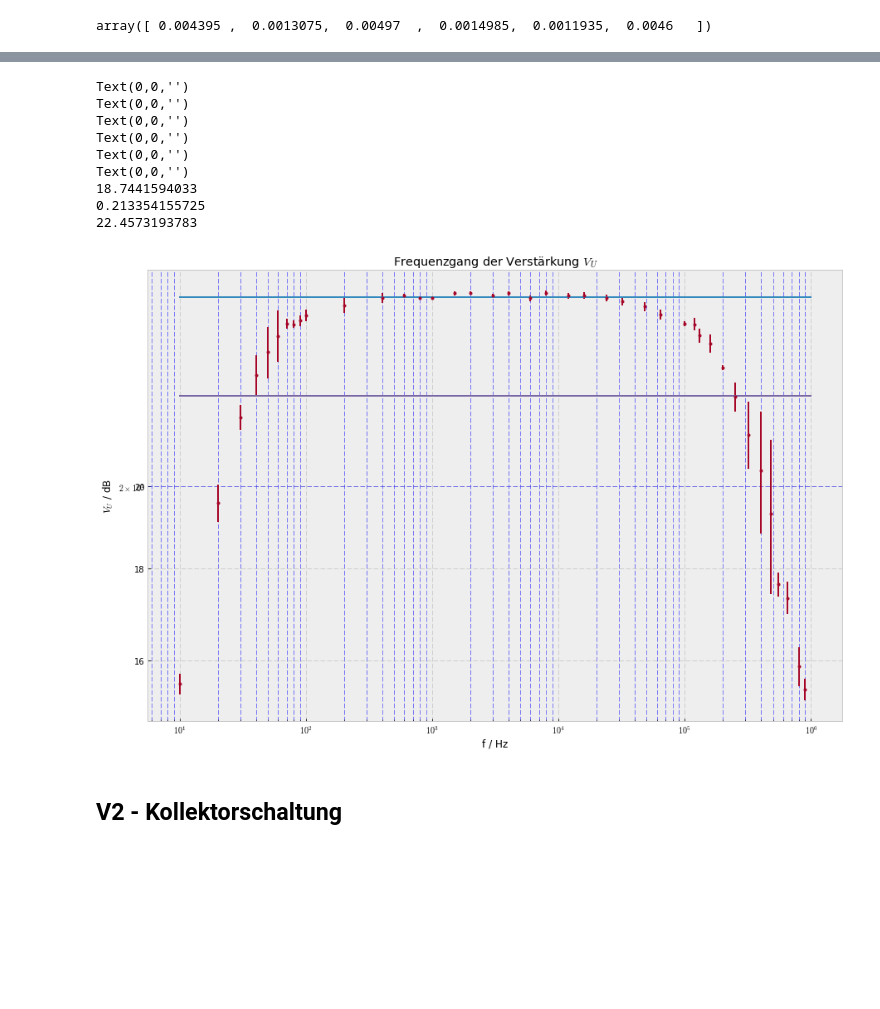
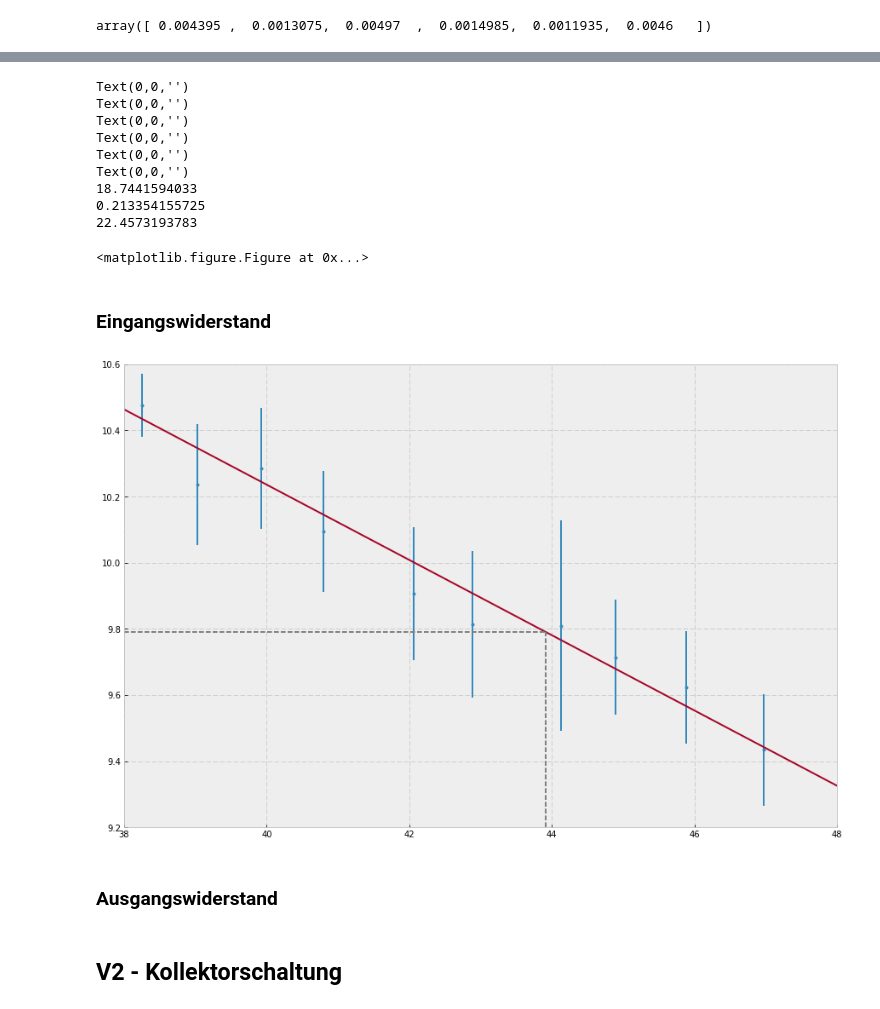
Before and after one commit to acereca/FP, a Jupyter notebook: E01 - Grundpraktikum Elektronik/E01.ipynb, the cells around one changed output, grey strips where cells are left out. Saved outputs shown, nothing was run; the diff lists cells and outputs as text; code cells hidden in the pictures; blank space fills up the shorter version.

Commit message:
updated plot for ex1 3

```diff
--- a/E01 - Grundpraktikum Elektronik/E01.ipynb
+++ b/E01 - Grundpraktikum Elektronik/E01.ipynb
@@ -88,17 +90,20 @@ plotformat(xlabel='f / Hz', ylabel='$V_U$ / dB',\
 
 fitdata = np.logspace(1,6,1E3)
 db = lambda x: 20*np.log10(x)
-plt.plot(fitdata, db([mean_verst for i in range(len(fitdata))]))
+plt.plot(fitdata, db([mean_verst for i in range(len(fitdata))]), label='mittl. Verst.')
 plt.errorbar(data[:,0], db([verst[i].n for i in range(len(verst))]),\
              xerr=data[:,1],\
-             yerr=db(unumpy.nominal_values(verst)+unumpy.std_devs(verst)) - db(unumpy.nominal_values(verst)), fmt='.')
-plt.plot(fitdata, db([mean_verst for i in range(len(fitdata))])-3)
-plt.grid(b=True, which='minor', color='', linestyle='--')
+             yerr=db(unumpy.nominal_values(verst)+unumpy.std_devs(verst)) - db(unumpy.nominal_values(verst)),\
+             fmt='.', label='Messwerte')
+plt.plot(fitdata, db([mean_verst for i in range(len(fitdata))])-3, label='Verst. -3dB')
+plt.grid(b=True, which='minor', color='gray', linestyle='--')
 print(mean_verst)
 print(mean_verst_dev)
 print(db(mean_verst)-3)
+plt.legend()
 plt.savefig('1-freqU.png')
 #pd.DataFrame(verst)
+plt.clf()
 # %% [output]
 Text(0,0,'')
 Text(0,0,'')
@@ -109,7 +114,36 @@ Text(0,0,'')
 18.7441594033
 0.213354155725
 22.4573193783
-[figure, removed]
+<matplotlib.figure.Figure at 0x...>
+# %% [markdown]
+### Eingangswiderstand
+# %%
+data = np.genfromtxt('1-einohm.dat', dtype=float, skip_header=0, delimiter=',')[2:]
+vppin = unumpy.uarray(data[:,2],data[:,3])
+vppout = unumpy.uarray(data[:,4],data[:,5])
+
+verst = vppout/vppin*1000
+pd.DataFrame(verst)
+plt.figure(figsize=(15,10))
+plt.errorbar(data[:,0], unumpy.nominal_values(verst), yerr=unumpy.std_devs(verst), fmt='.')
+
+lin = lambda x, m, c: m*x+c
+popt, pcov = curve_fit(lin, data[:,0], unumpy.nominal_values(verst),\
+                       sigma=unumpy.std_devs(verst))
+fitdata = np.linspace(38, 48, 2)
+plt.plot(fitdata, lin(fitdata, *popt))
+
+x = (9.79-popt[1])/popt[0]
+plt.plot([x,x], [9.2, lin(x, *popt)], linestyle='--', color='gray')
+plt.plot([38,x], [lin(x, *popt), lin(x, *popt)], linestyle='--', color='gray')
+plt.ylim([9.2, 10.6])
+plt.xlim([38, 48])
+
+plt.savefig('1-einohm.png')
+# %% [output]
+[figure, added]
+# %% [markdown]
+### Ausgangswiderstand
 # %% [markdown]
 ## V2 - Kollektorschaltung
 # %%
```
Also changed, not shown: parts of 2 cells of this notebook, 3 other files.
